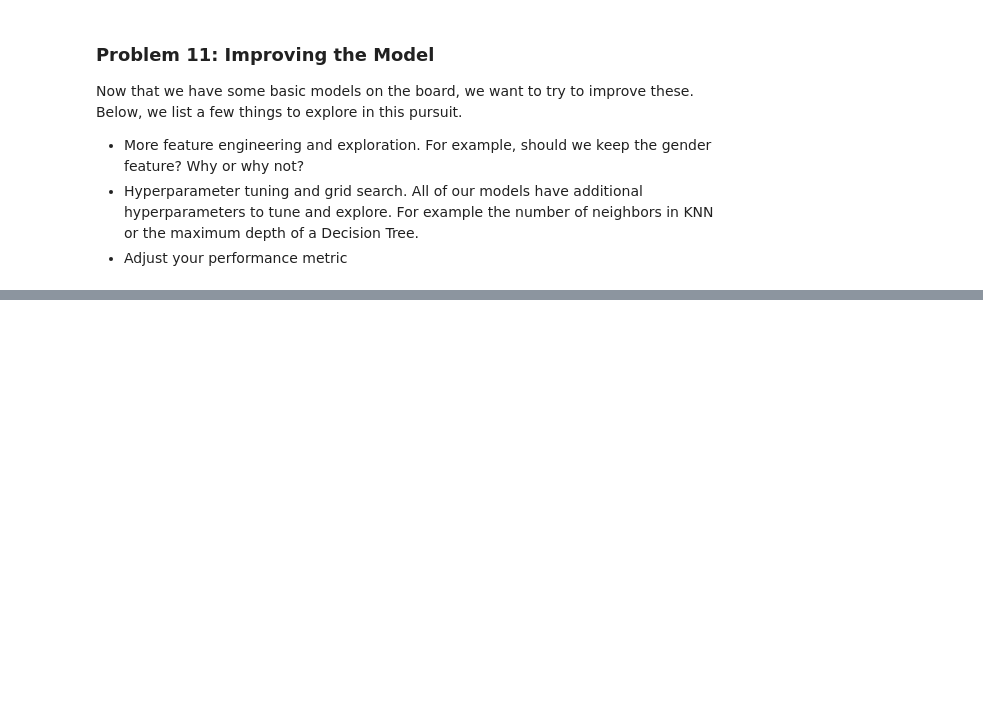
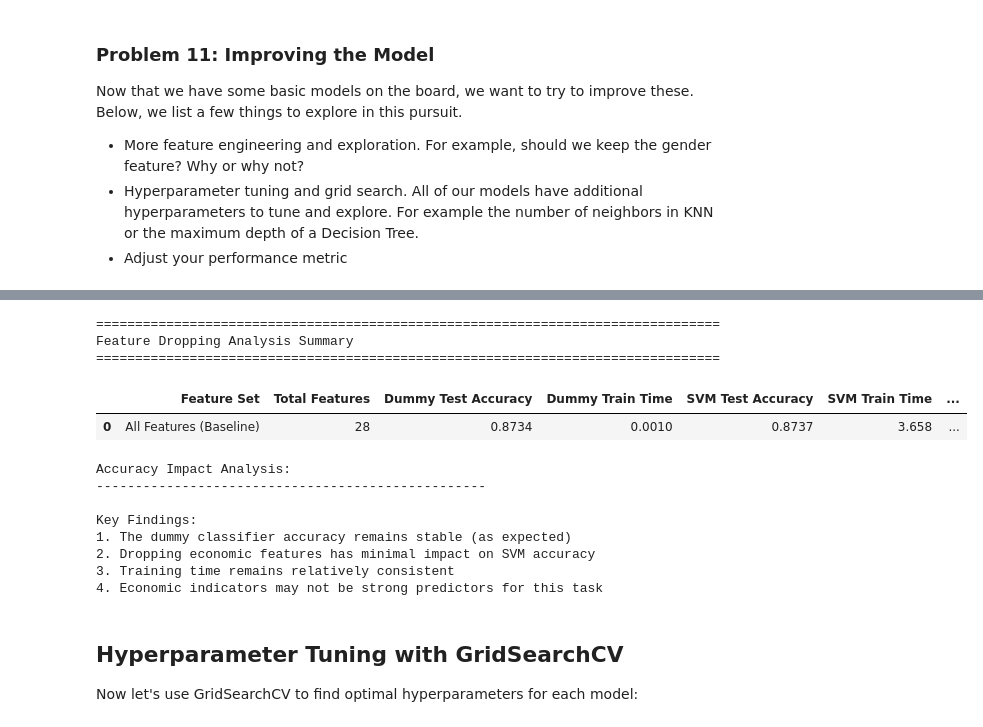
Before and after one commit to rbhat/module17_starter, a Jupyter notebook: prompt_III.ipynb, the cells around one changed output, grey strips where cells are left out. Cells and saved outputs as stored; diff of their text form; code cells hidden in the pictures; blank space fills up the shorter version.

```diff
--- a/prompt_III.ipynb
+++ b/prompt_III.ipynb
@@ -611,0 +605,52 @@ Now that we have some basic models on the board, we want to try to improve these
+# %%
+# Create summary table
+results_df = pd.DataFrame(results_list)
+
+# Format the results for better display
+display_df = results_df.copy()
+display_df['Dummy Train Time'] = display_df['Dummy Train Time'].apply(lambda x: f"{x:.4f}")
+display_df['Dummy Test Accuracy'] = display_df['Dummy Test Accuracy'].apply(lambda x: f"{x:.4f}")
+display_df['SVM Train Time'] = display_df['SVM Train Time'].apply(lambda x: f"{x:.3f}")
+display_df['SVM Test Accuracy'] = display_df['SVM Test Accuracy'].apply(lambda x: f"{x:.4f}")
+
+print("\n" + "="*80)
+print("Feature Dropping Analysis Summary")
+print("="*80)
+display(display_df)
+
+# Calculate accuracy changes
+print("\nAccuracy Impact Analysis:")
+print("-" * 50)
+for i in range(1, len(results_list)):
+    feature_set = results_list[i]['Feature Set']
+    svm_change = results_list[i]['SVM Test Accuracy'] - results_list[0]['SVM Test Accuracy']
+    dummy_change = results_list[i]['Dummy Test Accuracy'] - results_list[0]['Dummy Test Accuracy']
+
+    print(f"{feature_set}:")
+    print(f"  - SVM Accuracy Change: {svm_change:+.4f}")
+    print(f"  - Dummy Accuracy Change: {dummy_change:+.4f}")
+    print(f"  - Features Reduced: {results_list[0]['Total Features'] - results_list[i]['Total Features']}")
+
+print("\nKey Findings:")
+print("1. The dummy classifier accuracy remains stable (as expected)")
+print("2. Dropping economic features has minimal impact on SVM accuracy")
+print("3. Training time remains relatively consistent")
+print("4. Economic indicators may not be strong predictors for this task")
+# %% [output]
+================================================================================
+Feature Dropping Analysis Summary
+================================================================================
+|  | Feature Set | Total Features | Dummy Test Accuracy | Dummy Train Time | SVM Test Accuracy | SVM Train Time | ... |
+| 0 | All Features (Baseline) | 28 | 0.8734 | 0.0010 | 0.8737 | 3.658 | ... |
+Accuracy Impact Analysis:
+--------------------------------------------------
+
+Key Findings:
+1. The dummy classifier accuracy remains stable (as expected)
+2. Dropping economic features has minimal impact on SVM accuracy
+3. Training time remains relatively consistent
+4. Economic indicators may not be strong predictors for this task
+# %% [markdown]
+## Hyperparameter Tuning with GridSearchCV
+
+Now let's use GridSearchCV to find optimal hyperparameters for each model:
```
Also changed, not shown: parts of 19 cells of this notebook, 1 other file.
